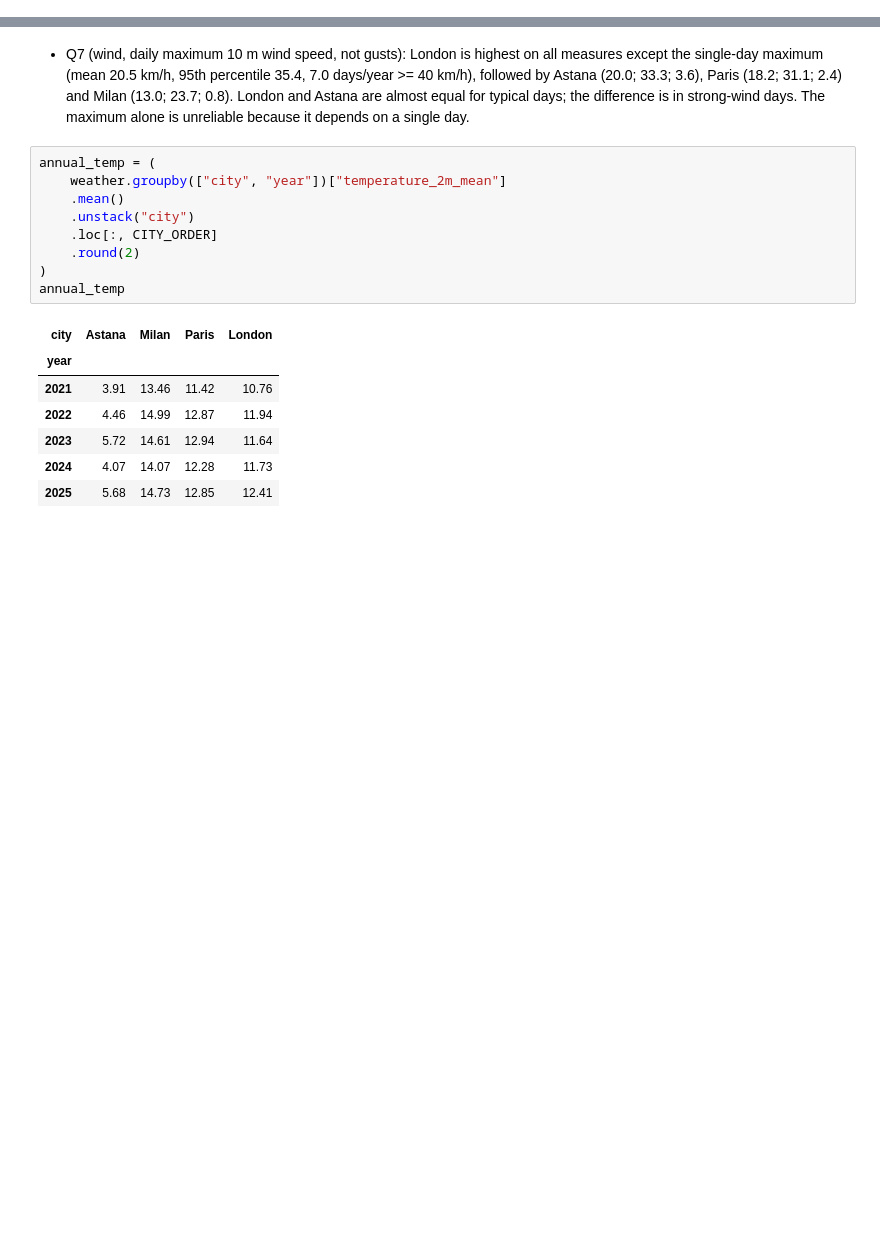
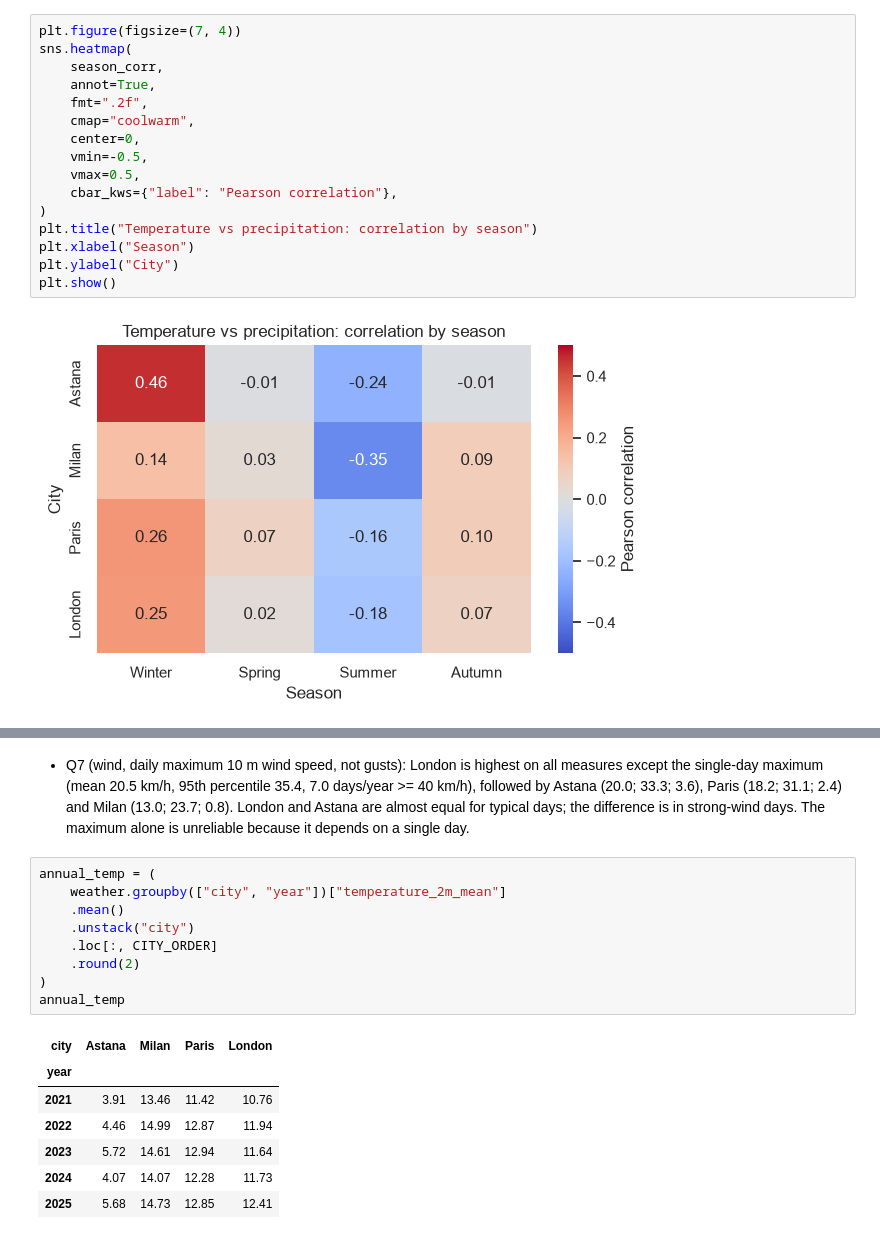
Before and after one commit to marlesulydan/Weather-data-analysis-, a Jupyter notebook: notebooks/weather_analysis.ipynb, the cells around one changed output, grey strips where cells are left out. Saved outputs shown, nothing was run; the diff lists cells and outputs as text; blank space fills up the shorter version.

```diff
--- a/notebooks/weather_analysis.ipynb
+++ b/notebooks/weather_analysis.ipynb
@@ -0,0 +36,18 @@
+# %%
+plt.figure(figsize=(7, 4))
+sns.heatmap(
+    season_corr,
+    annot=True,
+    fmt=".2f",
+    cmap="coolwarm",
+    center=0,
+    vmin=-0.5,
+    vmax=0.5,
+    cbar_kws={"label": "Pearson correlation"},
+)
+plt.title("Temperature vs precipitation: correlation by season")
+plt.xlabel("Season")
+plt.ylabel("City")
+plt.show()
+# %% [output]
+[figure, added]
```
Also changed, not shown: parts of 5 cells of this notebook.
